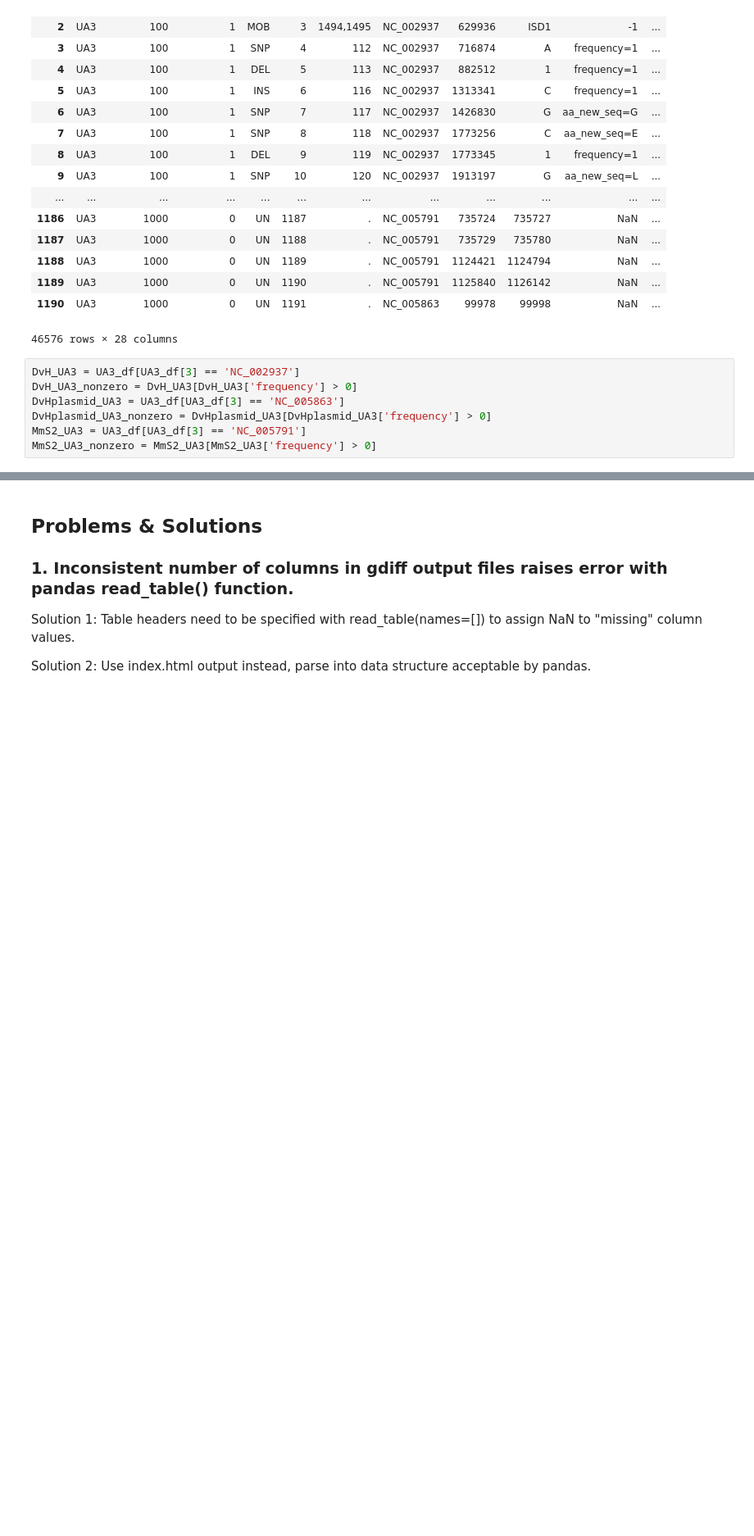
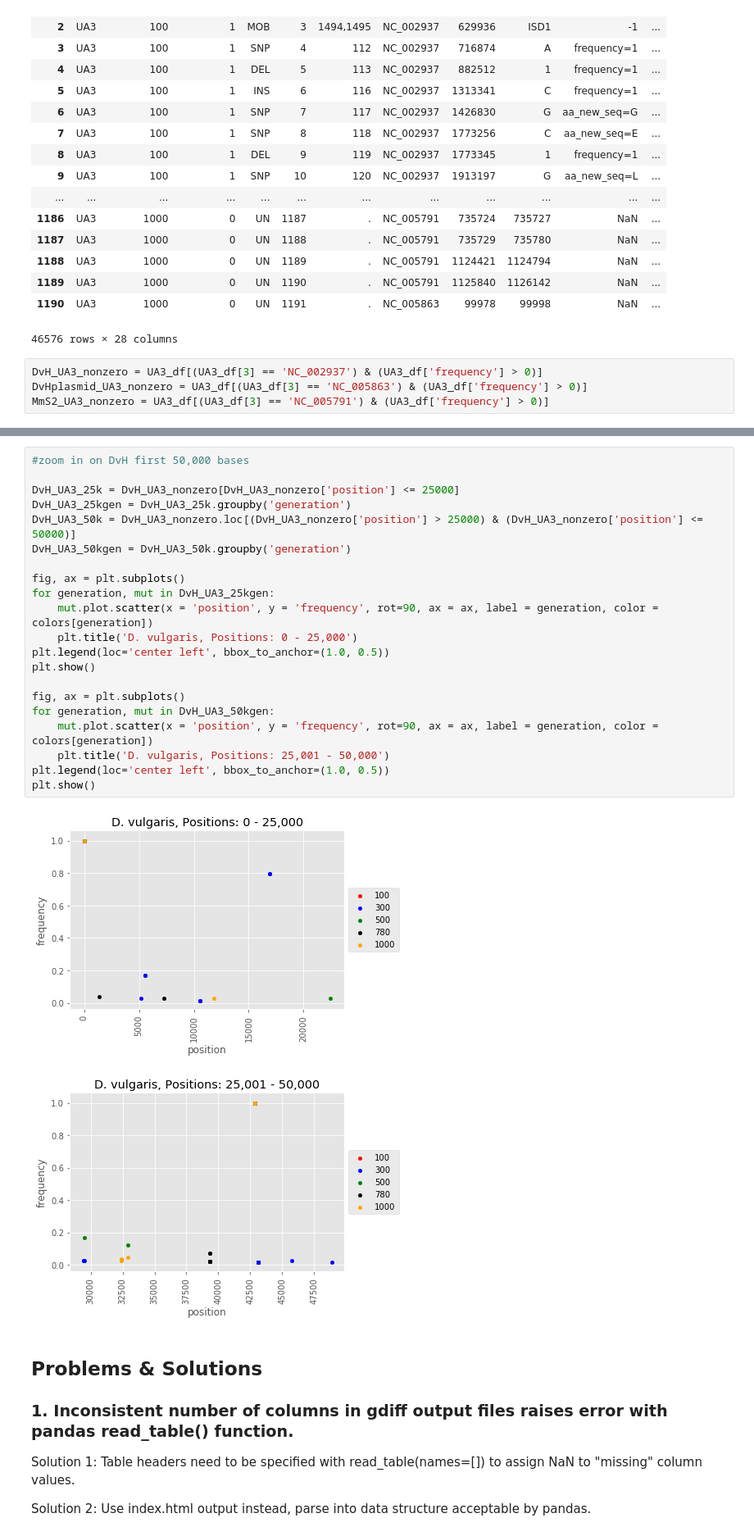
Before and after one commit to yeemey/scriptingProjects, a Jupyter notebook: python/mutationTimeSeries.ipynb, the cells around one changed output, grey strips where cells are left out. Shown: that part at 82% size. Drawn from its saved outputs; the diff is of its cells as text; blank space fills up the shorter version.

Commit message:
example zoom in DvH first 50k bases.

```diff
--- a/python/mutationTimeSeries.ipynb
+++ b/python/mutationTimeSeries.ipynb
@@ -118,12 +118,9 @@ UA3_df
 | 1190 | UA3 | 1000 | 0 | UN | 1191 | . | NC_005863 | 99978 | 99998 | NaN | ... |
 46576 rows × 28 columns
 # %%
-DvH_UA3 = UA3_df[UA3_df[3] == 'NC_002937']
-DvH_UA3_nonzero = DvH_UA3[DvH_UA3['frequency'] > 0]
-DvHplasmid_UA3 = UA3_df[UA3_df[3] == 'NC_005863']
-DvHplasmid_UA3_nonzero = DvHplasmid_UA3[DvHplasmid_UA3['frequency'] > 0]
-MmS2_UA3 = UA3_df[UA3_df[3] == 'NC_005791']
-MmS2_UA3_nonzero = MmS2_UA3[MmS2_UA3['frequency'] > 0]
+DvH_UA3_nonzero = UA3_df[(UA3_df[3] == 'NC_002937') & (UA3_df['frequency'] > 0)]
+DvHplasmid_UA3_nonzero = UA3_df[(UA3_df[3] == 'NC_005863') & (UA3_df['frequency'] > 0)]
+MmS2_UA3_nonzero = UA3_df[(UA3_df[3] == 'NC_005791') & (UA3_df['frequency'] > 0)]
 # %%
 import matplotlib.pyplot as plt
 plt.style.use('ggplot')
@@ -149,6 +146,30 @@ plt.show()
 # %% [output]
 [figure]
 [figure]
+# %%
+#zoom in on DvH first 50,000 bases
+
+DvH_UA3_25k = DvH_UA3_nonzero[DvH_UA3_nonzero['position'] <= 25000]
+DvH_UA3_25kgen = DvH_UA3_25k.groupby('generation')
+DvH_UA3_50k = DvH_UA3_nonzero.loc[(DvH_UA3_nonzero['position'] > 25000) & (DvH_UA3_nonzero['position'] <= 50000)]
+DvH_UA3_50kgen = DvH_UA3_50k.groupby('generation')
+
+fig, ax = plt.subplots()
+for generation, mut in DvH_UA3_25kgen:
+    mut.plot.scatter(x = 'position', y = 'frequency', rot=90, ax = ax, label = generation, color = colors[generation])
+    plt.title('D. vulgaris, Positions: 0 - 25,000')
+plt.legend(loc='center left', bbox_to_anchor=(1.0, 0.5))
+plt.show()
+
+fig, ax = plt.subplots()
+for generation, mut in DvH_UA3_50kgen:
+    mut.plot.scatter(x = 'position', y = 'frequency', rot=90, ax = ax, label = generation, color = colors[generation])
+    plt.title('D. vulgaris, Positions: 25,001 - 50,000')
+plt.legend(loc='center left', bbox_to_anchor=(1.0, 0.5))
+plt.show()
+# %% [output]
+[figure, added]
+[figure, added]
 # %% [markdown]
 ## Problems & Solutions
 ### 1. Inconsistent number of columns in gdiff output files raises error with pandas read_table() function.
```
Also changed, not shown: parts of 1 cell of this notebook.
